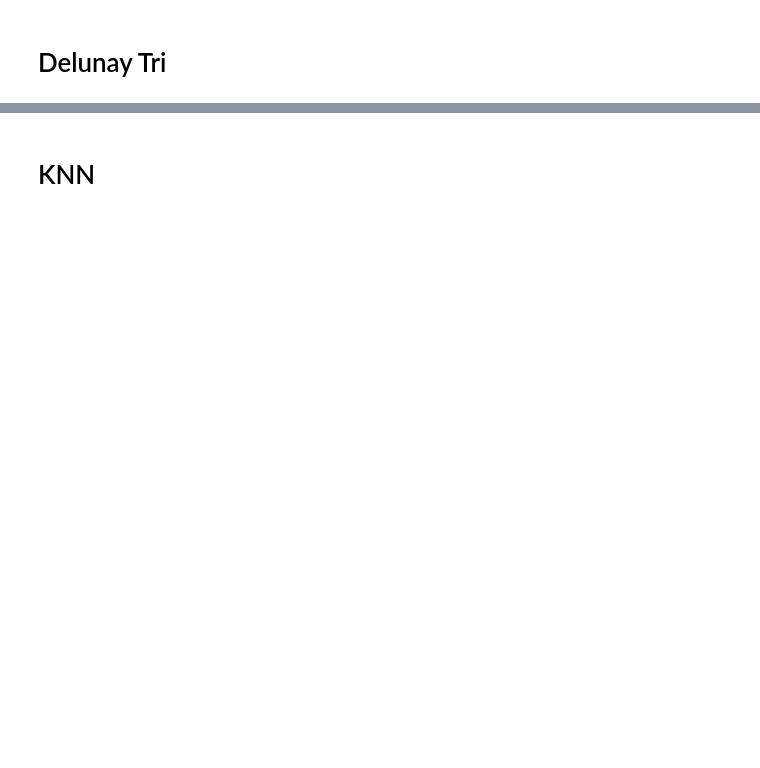
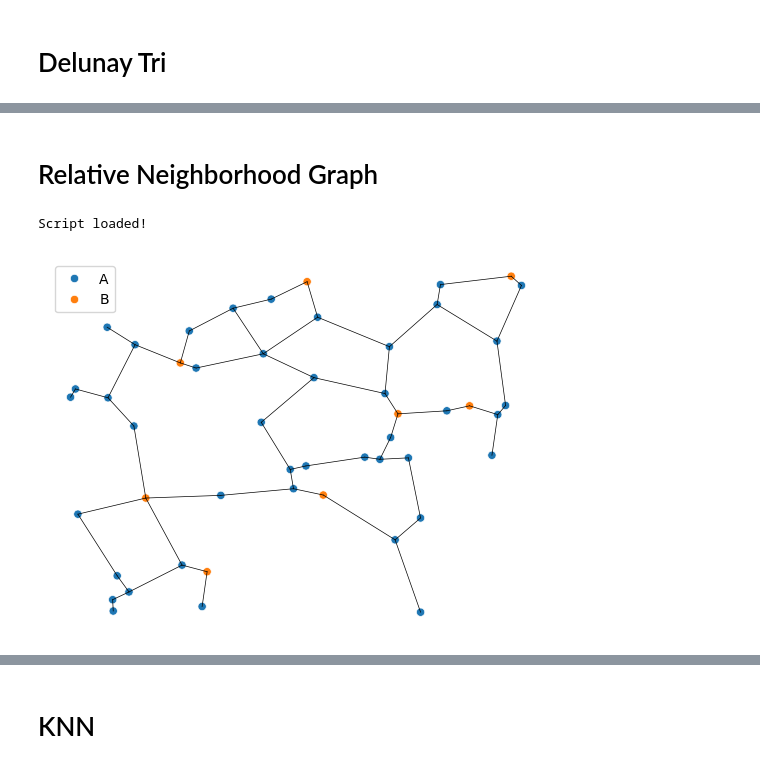
Before and after one commit to mouneem/Spatial-Omics-Networks-Benchmark-, a Jupyter notebook: pipelines/1 - Network Construction.ipynb, the cells around one changed output, grey strips where cells are left out. Drawn from its saved outputs; the diff is of its cells as text; code cells hidden in the pictures; blank space fills up the shorter version.

```diff
--- a/pipelines/1 - Network Construction.ipynb
+++ b/pipelines/1 - Network Construction.ipynb
@@ -51,0 +55,9 @@ Script loaded!
+# %% [markdown]
+# Relative Neighborhood Graph
+# %%
+importlib.reload(SpAn)
+rng_edges = SpAn.rng_edges(points)
+SpAn.plot_network(points, rng_edges, types = types, linewidth = .5)
+# %% [output]
+Script loaded!
+[figure, added]
```
Also changed, not shown: parts of 32 cells of this notebook, 3 other files.
